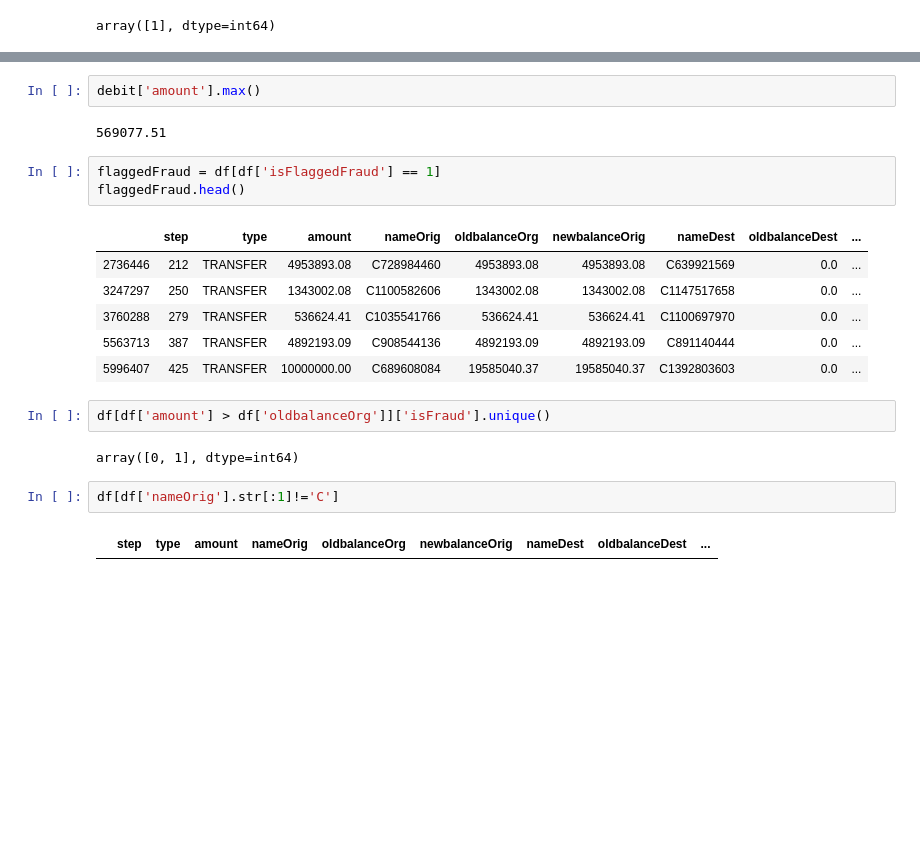
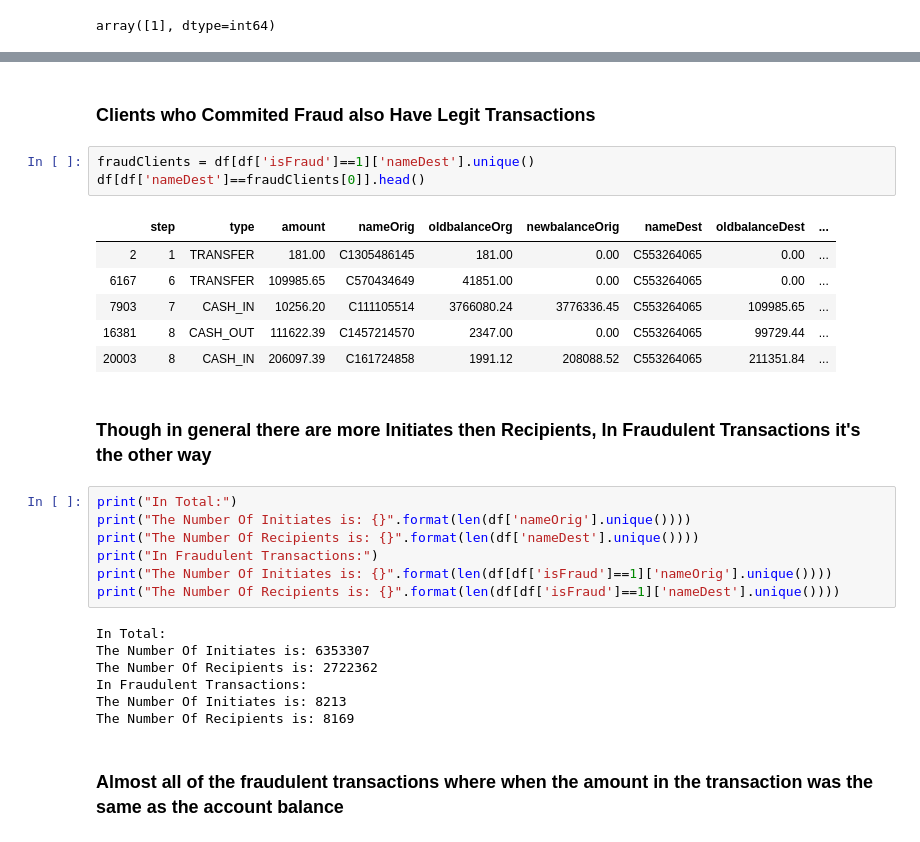
Before and after one commit to MtheEPIC/KaggleProj, a Jupyter notebook: CardTransaction.ipynb, the cells around one changed output, grey strips where cells are left out. Drawn from its saved outputs; the diff is of its cells as text; blank space fills up the shorter version.

```diff
--- a/CardTransaction.ipynb
+++ b/CardTransaction.ipynb
@@ -219,22 +143,30 @@ debit['amount'].min()
-# %%
-debit['amount'].max()
-# %% [output]
-569077.51
-# %%
-flaggedFraud = df[df['isFlaggedFraud'] == 1]
-flaggedFraud.head()
-# %% [output]
-|  | step | type | amount | nameOrig | oldbalanceOrg | newbalanceOrig | nameDest | oldbalanceDest | ... |
-| 2736446 | 212 | TRANSFER | 4953893.08 | C728984460 | 4953893.08 | 4953893.08 | C639921569 | 0.0 | ... |
-| 3247297 | 250 | TRANSFER | 1343002.08 | C1100582606 | 1343002.08 | 1343002.08 | C1147517658 | 0.0 | ... |
-| 3760288 | 279 | TRANSFER | 536624.41 | C1035541766 | 536624.41 | 536624.41 | C1100697970 | 0.0 | ... |
-| 5563713 | 387 | TRANSFER | 4892193.09 | C908544136 | 4892193.09 | 4892193.09 | C891140444 | 0.0 | ... |
-| 5996407 | 425 | TRANSFER | 10000000.00 | C689608084 | 19585040.37 | 19585040.37 | C1392803603 | 0.0 | ... |
-# %%
-df[df['amount'] > df['oldbalanceOrg']]['isFraud'].unique()
-# %% [output]
-array([0, 1], dtype=int64)
-# %%
-df[df['nameOrig'].str[:1]!='C']
-# %% [output]
-|  | step | type | amount | nameOrig | oldbalanceOrg | newbalanceOrig | nameDest | oldbalanceDest | ... |
+# %% [markdown]
+### Clients who Commited Fraud also Have Legit Transactions
+# %%
+fraudClients = df[df['isFraud']==1]['nameDest'].unique()
+df[df['nameDest']==fraudClients[0]].head()
+# %% [output]
+|  | step | type | amount | nameOrig | oldbalanceOrg | newbalanceOrig | nameDest | oldbalanceDest | ... |
+| 2 | 1 | TRANSFER | 181.00 | C1305486145 | 181.00 | 0.00 | C553264065 | 0.00 | ... |
+| 6167 | 6 | TRANSFER | 109985.65 | C570434649 | 41851.00 | 0.00 | C553264065 | 0.00 | ... |
+| 7903 | 7 | CASH_IN | 10256.20 | C111105514 | 3766080.24 | 3776336.45 | C553264065 | 109985.65 | ... |
+| 16381 | 8 | CASH_OUT | 111622.39 | C1457214570 | 2347.00 | 0.00 | C553264065 | 99729.44 | ... |
+| 20003 | 8 | CASH_IN | 206097.39 | C161724858 | 1991.12 | 208088.52 | C553264065 | 211351.84 | ... |
+# %% [markdown]
+### Though in general there are more Initiates then Recipients, In Fraudulent Transactions it's the other way
+# %%
+print("In Total:")
+print("The Number Of Initiates is: {}".format(len(df['nameOrig'].unique())))
+print("The Number Of Recipients is: {}".format(len(df['nameDest'].unique())))
+print("In Fraudulent Transactions:")
+print("The Number Of Initiates is: {}".format(len(df[df['isFraud']==1]['nameOrig'].unique())))
+print("The Number Of Recipients is: {}".format(len(df[df['isFraud']==1]['nameDest'].unique())))
+# %% [output]
+In Total:
+The Number Of Initiates is: 6353307
+The Number Of Recipients is: 2722362
+In Fraudulent Transactions:
+The Number Of Initiates is: 8213
+The Number Of Recipients is: 8169
+# %% [markdown]
+### Almost all of the fraudulent transactions where when the amount in the transaction was the same as the account balance
```
Also changed, not shown: parts of 33 cells of this notebook.
